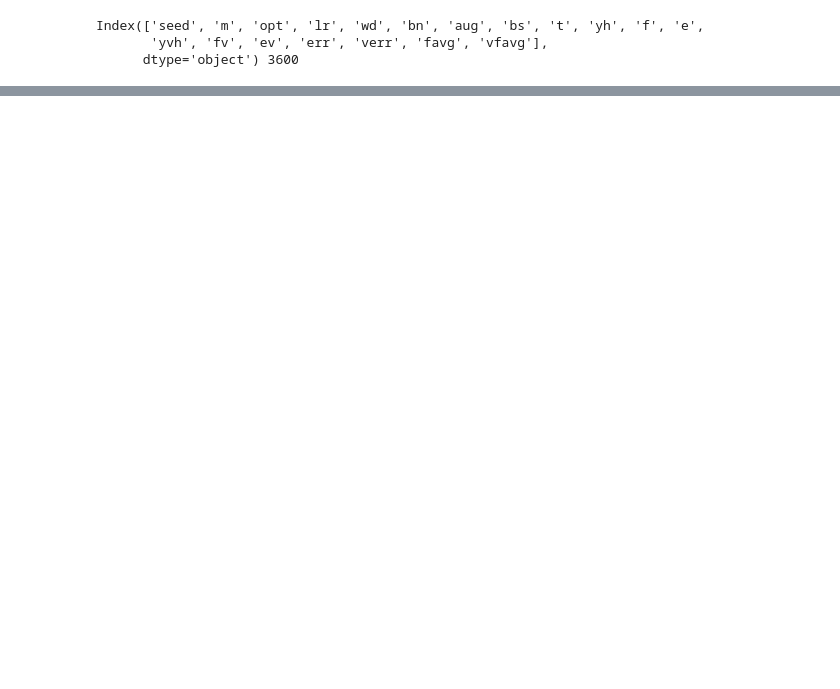
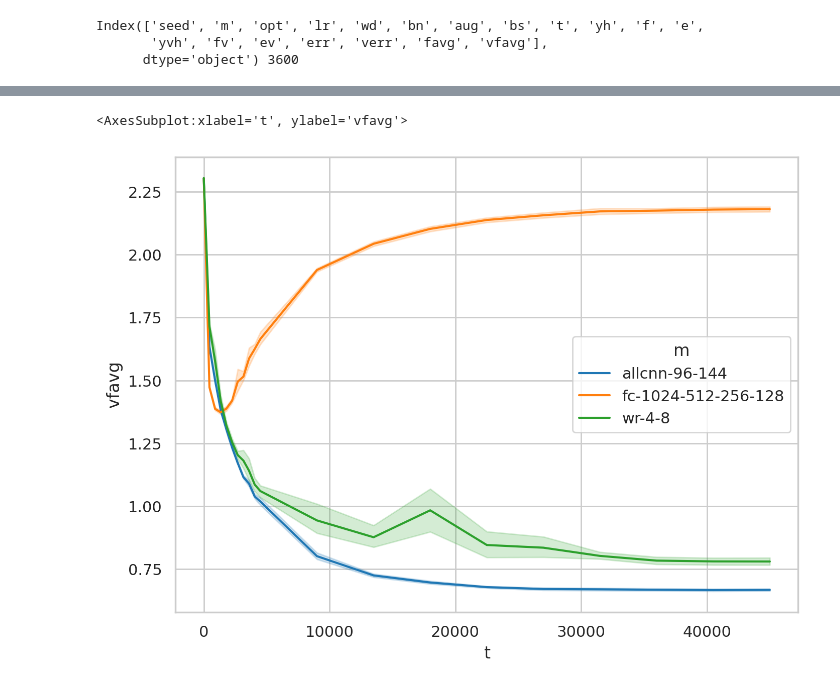
Before and after one commit to grasp-lyrl/low-dimensional-deepnets, a Jupyter notebook: avg_models.ipynb, the cells around one changed output, grey strips where cells are left out. Cells and saved outputs as stored; diff of their text form; code cells hidden in the pictures; blank space fills up the shorter version.

```diff
--- a/avg_models.ipynb
+++ b/avg_models.ipynb
@@ -87,8 +91,9 @@ def avg_model(d, groupby=['m', 't'], avg=None, get_err=True, compute_distance=Fa
 loc = 'results/models/new'
 # d = pd.read_pickle(os.path.join(loc, "avg_models.pkl"))
 d = load_d(loc, cond={'bs':200, 'aug':True, 'wd':0.0})
-# d_ = drop_untrained(d, 0.01, False)
-# del d
+d_ = drop_untrained(d, 0.01, False).reset_index()
+del d
+avg, dists = avg_model(d_, groupby=['m', 'opt', 'bn', 't'], avg=None, get_err=True, compute_distance=True, dev='cuda')
 # %% [output]
 Index(['seed', 'm', 'opt', 'lr', 'wd', 'bn', 'aug', 'bs', 't', 'yh', 'f', 'e',
        'yvh', 'fv', 'ev', 'err', 'verr', 'favg', 'vfavg'],
@@ -95,0 +145,6 @@ Index(['seed', 'm', 'opt', 'lr', 'wd', 'bn', 'aug', 'bs', 't', 'yh', 'f', 'e',
+# %%
+sns.lineplot(data=d_.iloc[get_idx(d_, f" bn == True & opt == 'sgd'")],
+             x='t', y='vfavg', hue='m')
+# %% [output]
+<AxesSubplot:xlabel='t', ylabel='vfavg'>
+[figure, added]
```
Also changed, not shown: parts of 31 cells of this notebook, 8 other files.
